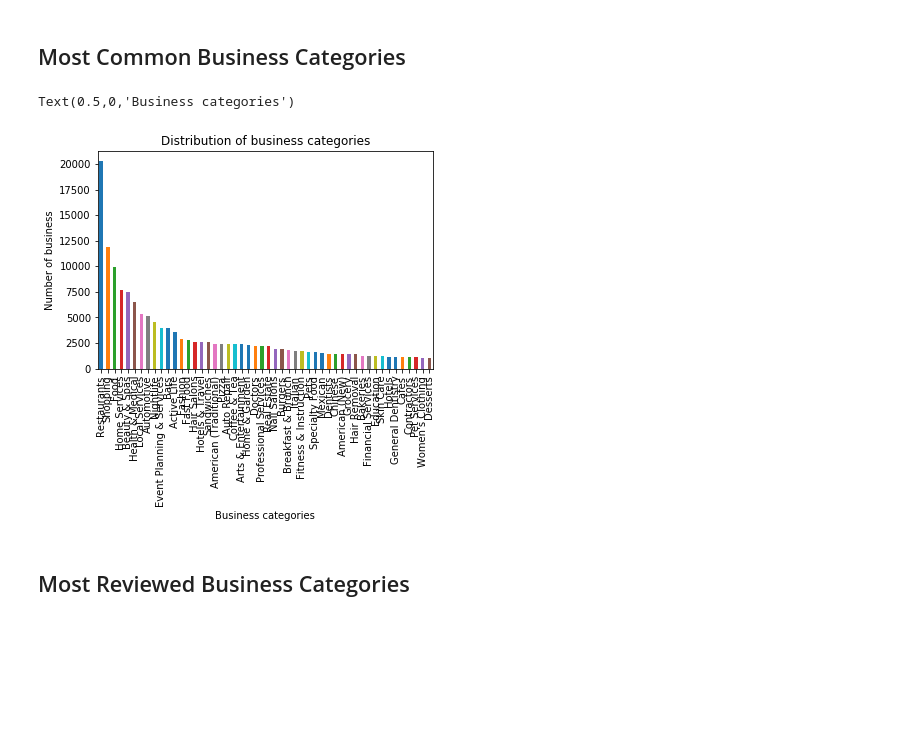
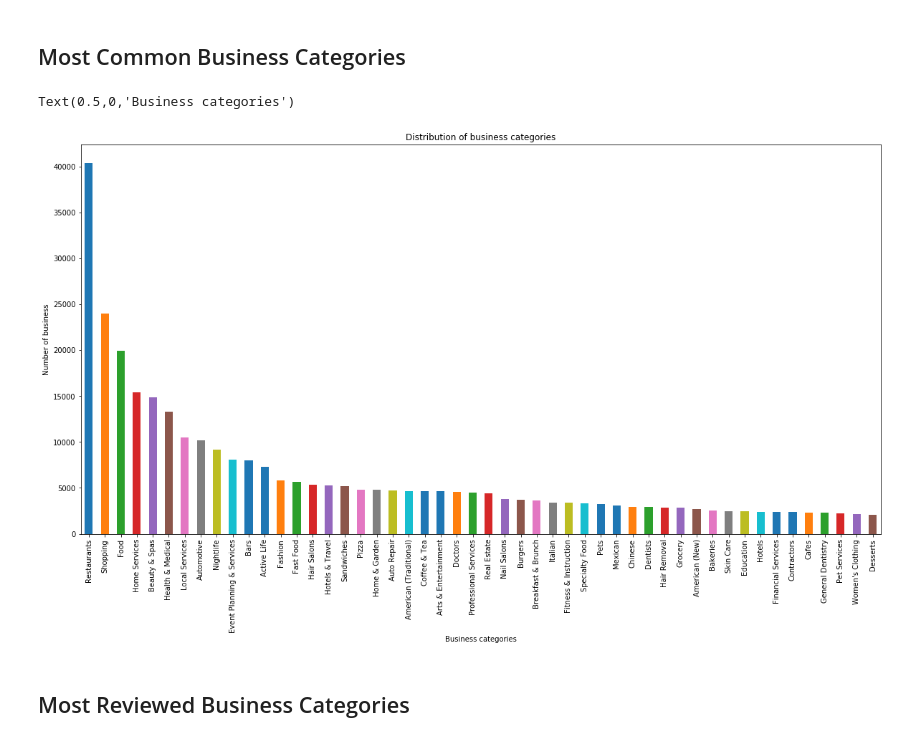
Before and after one commit to saravrajavelu/Yelp-Recommendation, a Jupyter notebook: Yelp.ipynb, the cells around one changed output. Cells and saved outputs as stored; diff of their text form; code cells hidden in the pictures; blank space fills up the shorter version.

```diff
--- a/Yelp.ipynb
+++ b/Yelp.ipynb
@@ -166,10 +182,10 @@ memory usage: 50.6+ MB
 # %% [markdown]
 ## Using only half the data
 # %%
-# train_test_split
-business, _ = train_test_split(business, test_size = 0.5)
-review, _ = train_test_split(review, test_size = 0.5)
-user, _ = train_test_split(user, test_size = 0.5)
+# # train_test_split
+# business, _ = train_test_split(business, test_size = 0.5)
+# review, _ = train_test_split(review, test_size = 0.5)
+# user, _ = train_test_split(user, test_size = 0.5)
 # %% [markdown]
 # Exploratory Data Analysis
 # %% [markdown]
@@ -234,12 +276,12 @@ Text(0.5,0,'Average review rating')
 ## Most Common Business Categories
 # %%
 all_business_categories = [item for sublist in business.categories for item in sublist]
-ax = pd.Series(all_business_categories).value_counts()[:50].plot(kind = 'bar', title = 'Distribution of business categories')
+ax = pd.Series(all_business_categories).value_counts()[:50].plot(kind = 'bar', figsize = (20,10), title = 'Distribution of business categories')
 ax.set_ylabel("Number of business")
 ax.set_xlabel("Business categories")
 # %% [output]
 Text(0.5,0,'Business categories')
-[figure, old version]
+[figure, new version]
 # %% [markdown]
 ## Most Reviewed Business Categories
 # %%
```
Also changed, not shown: parts of 53 cells of this notebook.
